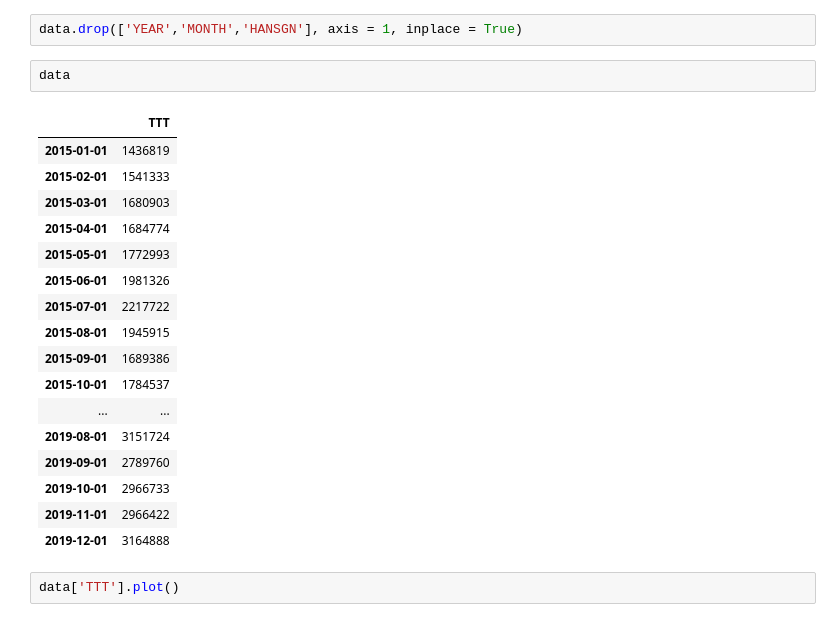
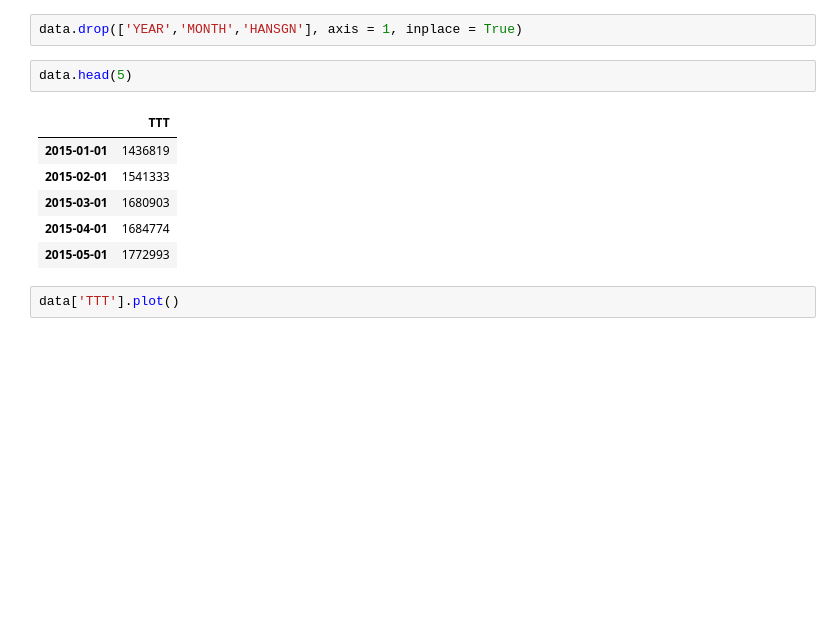
Before and after one commit to Alan-Wolf-VN/passenger_forecast, a Jupyter notebook: pax_forecast.ipynb, the cells around one changed output. Drawn from its saved outputs; the diff is of its cells as text; blank space fills up the shorter version.

```diff
--- a/pax_forecast.ipynb
+++ b/pax_forecast.ipynb
@@ -22,25 +23,14 @@ data.set_index(pd.to_datetime(data[["YEAR", "MONTH"]].assign(DAY=1)), inplace =
 # %%
 data.drop(['YEAR','MONTH','HANSGN'], axis = 1, inplace = True)
 # %%
-data
+data.head(5)
 # %% [output]
 |  | TTT |
 | 2015-01-01 | 1436819 |
 | 2015-02-01 | 1541333 |
 | 2015-03-01 | 1680903 |
 | 2015-04-01 | 1684774 |
 | 2015-05-01 | 1772993 |
-| 2015-06-01 | 1981326 |
-| 2015-07-01 | 2217722 |
-| 2015-08-01 | 1945915 |
-| 2015-09-01 | 1689386 |
-| 2015-10-01 | 1784537 |
-| ... | ... |
-| 2019-08-01 | 3151724 |
-| 2019-09-01 | 2789760 |
-| 2019-10-01 | 2966733 |
-| 2019-11-01 | 2966422 |
-| 2019-12-01 | 3164888 |
 # %%
 data['TTT'].plot()
 # %% [output]
```
Also changed, not shown: parts of 39 cells of this notebook, 1 other file.
